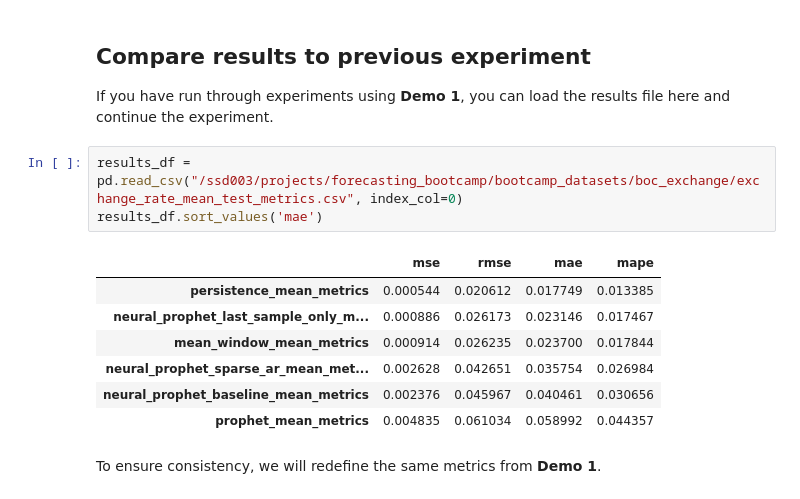
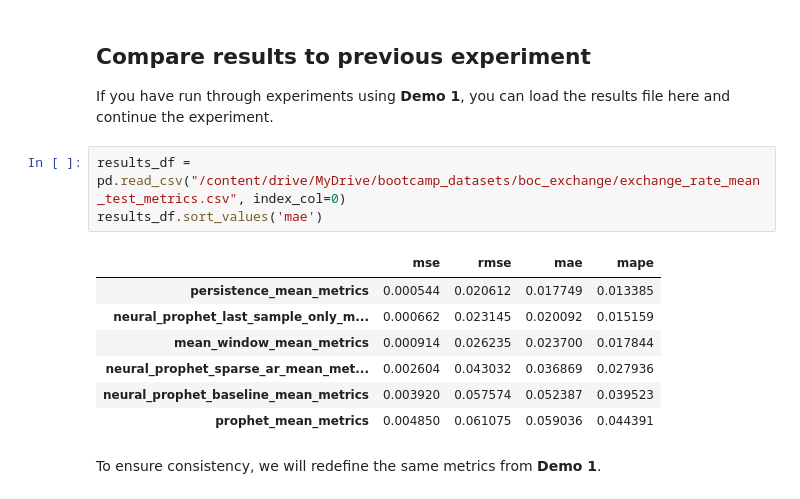
Before and after one commit to VectorInstitute/forecasting-with-dl, a Jupyter notebook: demos/demo2_pytorch_forecasting_colab.ipynb, the cells around one changed output. Saved outputs shown, nothing was run; the diff lists cells and outputs as text.

```diff
--- a/demos/demo2_pytorch_forecasting_colab.ipynb
+++ b/demos/demo2_pytorch_forecasting_colab.ipynb
@@ -274,16 +277,16 @@ plt.legend()
 
 If you have run through experiments using **Demo 1**, you can load the results file here and continue the experiment.
 # %%
-results_df = pd.read_csv("/ssd003/projects/forecasting_bootcamp/bootcamp_datasets/boc_exchange/exchange_rate_mean_test_metrics.csv", index_col=0)
+results_df = pd.read_csv("/content/drive/MyDrive/bootcamp_datasets/boc_exchange/exchange_rate_mean_test_metrics.csv", index_col=0)
 results_df.sort_values('mae')
 # %% [output]
 |  | mse | rmse | mae | mape |
 | persistence_mean_metrics | 0.000544 | 0.020612 | 0.017749 | 0.013385 |
-| neural_prophet_last_sample_only_m... | 0.000886 | 0.026173 | 0.023146 | 0.017467 |
+| neural_prophet_last_sample_only_m... | 0.000662 | 0.023145 | 0.020092 | 0.015159 |
 | mean_window_mean_metrics | 0.000914 | 0.026235 | 0.023700 | 0.017844 |
-| neural_prophet_sparse_ar_mean_met... | 0.002628 | 0.042651 | 0.035754 | 0.026984 |
-| neural_prophet_baseline_mean_metrics | 0.002376 | 0.045967 | 0.040461 | 0.030656 |
-| prophet_mean_metrics | 0.004835 | 0.061034 | 0.058992 | 0.044357 |
+| neural_prophet_sparse_ar_mean_met... | 0.002604 | 0.043032 | 0.036869 | 0.027936 |
+| neural_prophet_baseline_mean_metrics | 0.003920 | 0.057574 | 0.052387 | 0.039523 |
+| prophet_mean_metrics | 0.004850 | 0.061075 | 0.059036 | 0.044391 |
 # %% [markdown]
 To ensure consistency, we will redefine the same metrics from **Demo 1**.
 # %%
```
Also changed, not shown: parts of 22 cells of this notebook.
